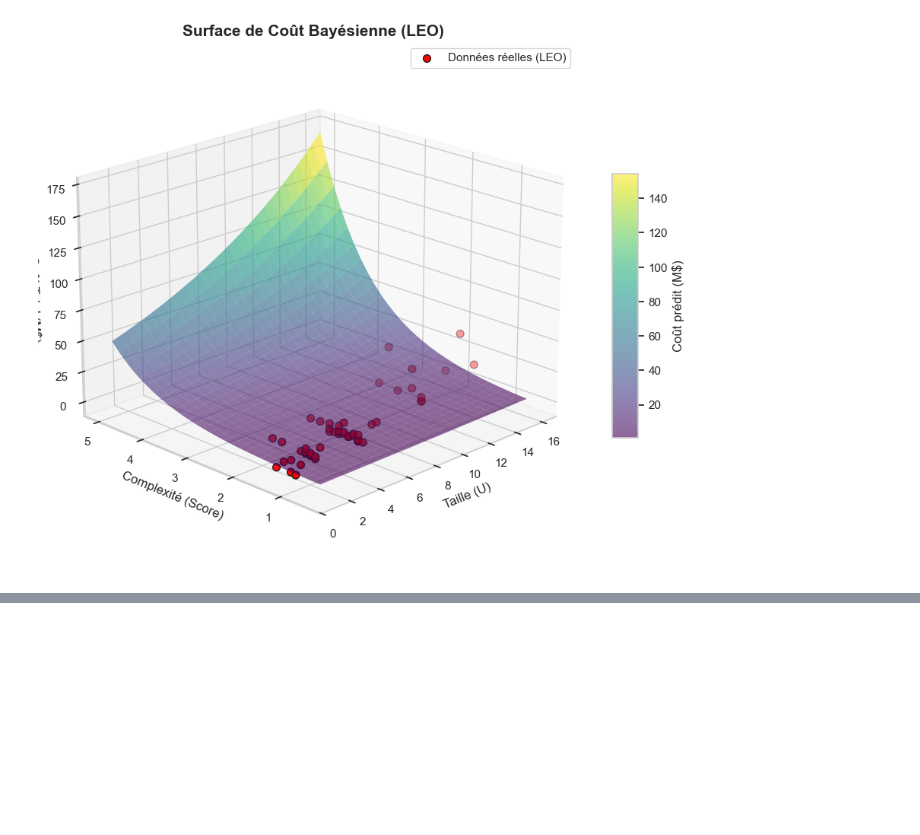
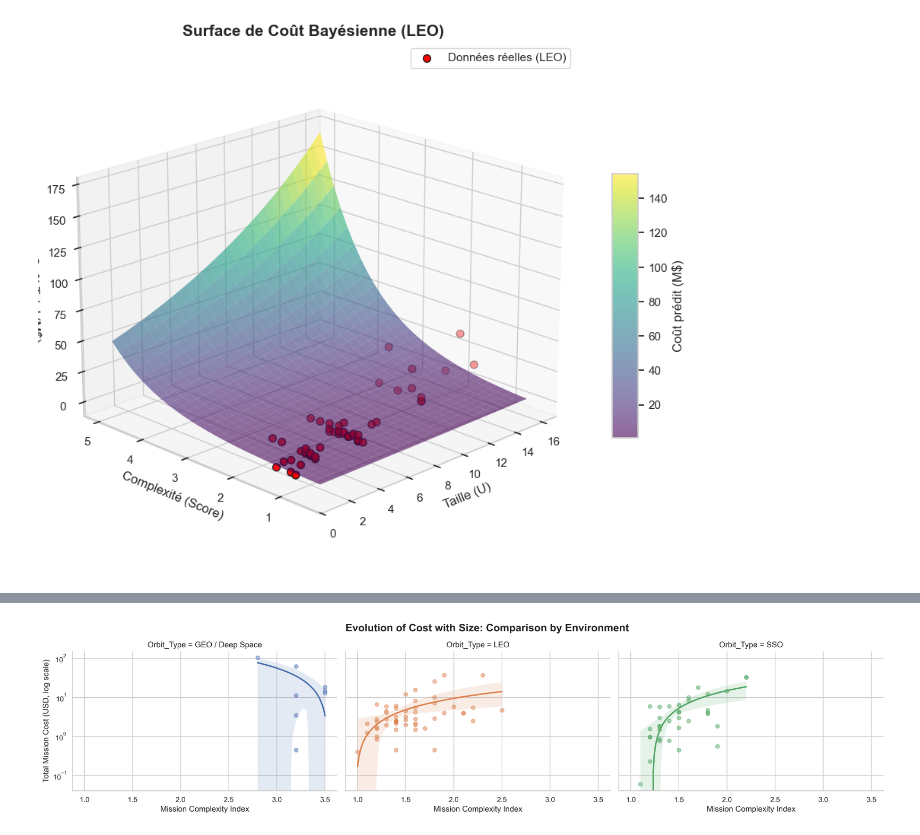
Before and after one commit to BravoDiego/bayesian-decision-model-for-cubesat-mission, a Jupyter notebook: main_poster.ipynb, the cells around one changed output, grey strips where cells are left out. Saved outputs shown, nothing was run; the diff lists cells and outputs as text; code cells hidden in the pictures; blank space fills up the shorter version.

```diff
--- a/main_poster.ipynb
+++ b/main_poster.ipynb
@@ -559,0 +516,35 @@ Predicted Cost for GEO / DS : 10.20 M$ (68% HDI: 3.68 - 28.32 M$)
+# %%
+import pandas as pd
+import matplotlib.pyplot as plt
+import seaborn as sns
+import numpy as np
+
+# --- 1. CONFIGURATION ---
+sns.set_theme(style="whitegrid")
+plt.rcParams['figure.dpi'] = 300
+
+# --- 2. CHARGEMENT ET PRÉPARATION ---
+file_path = "ESA_CNES - CubeSeat Dataset - data.csv"
+df = pd.read_csv(file_path)
+
+# Nettoyage et conversion
+df['Coût Total (USD)'] = pd.to_numeric(df['Coût Total (USD)'], errors='coerce')
+df = df.dropna(subset=['Coût Total (USD)'])
+df['Size in U'] = df['Size in U'].astype(float)
+df['Orbit_Type'] = df['Orbit_Type'].replace(['GEO', 'Deep Space'], 'GEO / Deep Space')
+df['Orbit_Type'] = df['Orbit_Type'].astype('category')
+
+# --- 5. FACET GRID : TAILLE VS COÛT PAR ORBITE ---
+# Pour voir si 1U en LEO coûte la même chose qu'un 1U en Deep Space
+g = sns.FacetGrid(df, col="Orbit_Type", hue="Orbit_Type", col_wrap=4, height=4, aspect=1.5)
+g.map(sns.regplot, "Complexity_Score", "Coût Total (USD)", scatter_kws={'alpha':0.5})
+g.set(yscale="log")
+g.set_axis_labels(
+    "Mission Complexity Index",
+    "Total Mission Cost (USD, log scale)"
+)
+g.fig.suptitle("Evolution of Cost with Size: Comparison by Environment",
+               fontsize=16, fontweight='bold', y=1.05, x=0.4)
+plt.show()
+# %% [output]
+[figure, added]
```
Also changed, not shown: parts of 10 cells of this notebook, 12 other files.
